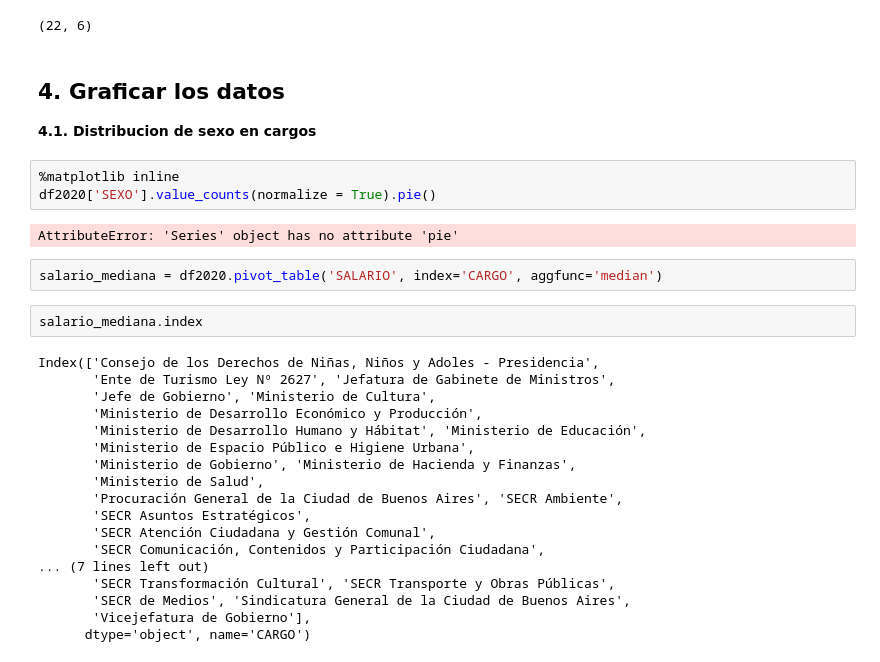
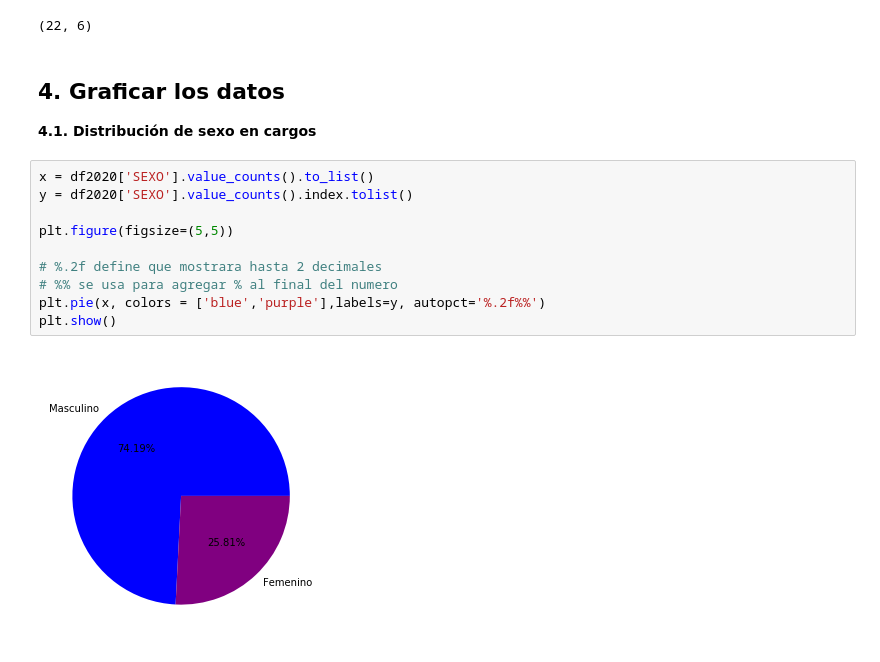
Before and after one commit to Victoriapm/analisis-datos-principiantes, a Jupyter notebook: 1.1. Analisis de datos principiantes - soluciones.ipynb, the cells around one changed output. Drawn from its saved outputs; the diff is of its cells as text.

Commit message:
feature/add graphs

```diff
--- a/1.1. Analisis de datos principiantes - soluciones.ipynb
+++ b/1.1. Analisis de datos principiantes - soluciones.ipynb
@@ -333,31 +333,16 @@ df2015.shape
 (22, 6)
 # %% [markdown]
 ## **4. Graficar los datos**
-**4.1. Distribucion de sexo en cargos**
+**4.1. Distribución de sexo en cargos**
-# %%
-%matplotlib inline
-df2020['SEXO'].value_counts(normalize = True).pie()
-# %% [output]
-AttributeError: 'Series' object has no attribute 'pie'
-# %%
-salario_mediana = df2020.pivot_table('SALARIO', index='CARGO', aggfunc='median')
-# %%
-salario_mediana.index
-# %% [output]
-Index(['Consejo de los Derechos de Niñas, Niños y Adoles - Presidencia',
-       'Ente de Turismo Ley Nº 2627', 'Jefatura de Gabinete de Ministros',
-       'Jefe de Gobierno', 'Ministerio de Cultura',
-       'Ministerio de Desarrollo Económico y Producción',
-       'Ministerio de Desarrollo Humano y Hábitat', 'Ministerio de Educación',
-       'Ministerio de Espacio Público e Higiene Urbana',
-       'Ministerio de Gobierno', 'Ministerio de Hacienda y Finanzas',
-       'Ministerio de Salud',
-       'Procuración General de la Ciudad de Buenos Aires', 'SECR Ambiente',
-       'SECR Asuntos Estratégicos',
-       'SECR Atención Ciudadana y Gestión Comunal',
-       'SECR Comunicación, Contenidos y Participación Ciudadana',
-... (7 lines left out)
-       'SECR Transformación Cultural', 'SECR Transporte y Obras Públicas',
-       'SECR de Medios', 'Sindicatura General de la Ciudad de Buenos Aires',
-       'Vicejefatura de Gobierno'],
-      dtype='object', name='CARGO')
+# %%
+x = df2020['SEXO'].value_counts().to_list()
+y = df2020['SEXO'].value_counts().index.tolist()
+
+plt.figure(figsize=(5,5))
+
+# %.2f define que mostrara hasta 2 decimales
+# %% se usa para agregar % al final del numero
+plt.pie(x, colors = ['blue','purple'],labels=y, autopct='%.2f%%')
+plt.show()
+# %% [output]
+[figure, added]
```
Also changed, not shown: parts of 16 cells of this notebook.
